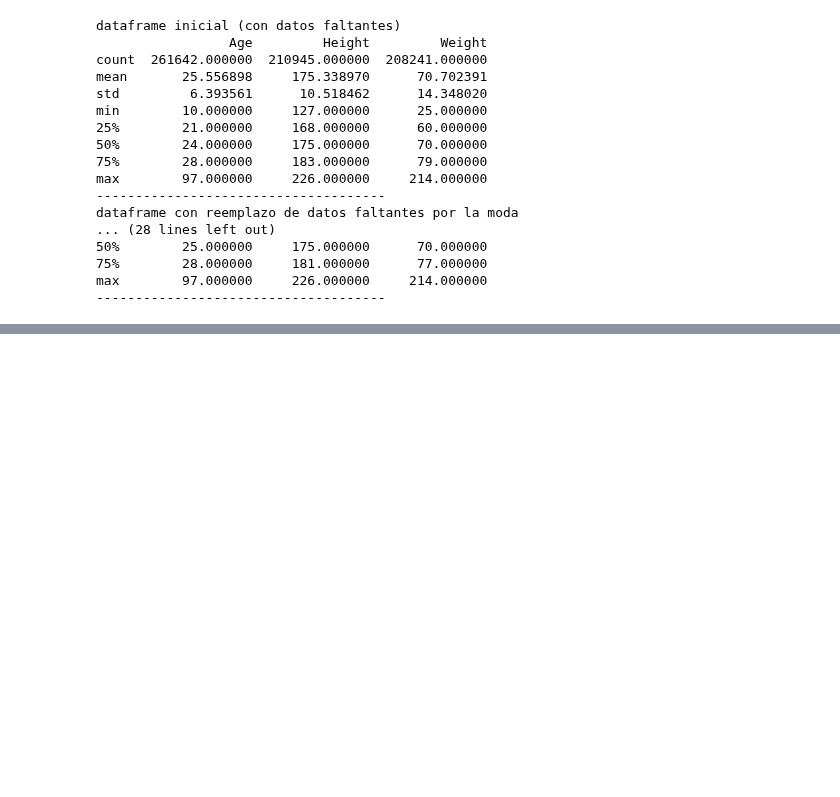
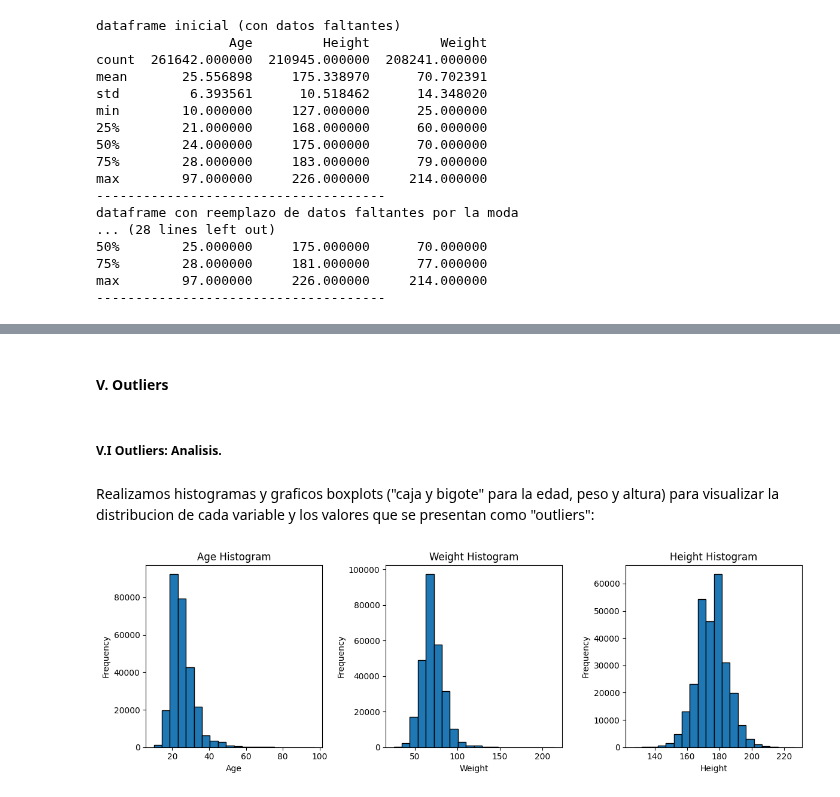
Before and after one commit to PabloMurer/Data-Science-I, a Jupyter notebook: Segunda_entrega_(final).ipynb, the cells around one changed output, grey strips where cells are left out. Drawn from its saved outputs; the diff is of its cells as text; code cells hidden in the pictures; blank space fills up the shorter version.

```diff
--- a/Segunda_entrega_(final).ipynb
+++ b/Segunda_entrega_(final).ipynb
@@ -688,20 +441,3 @@ dataframe_media.head(20)
 Procedemos ahora a generar dataframe **"dataframe_moda"** en la cual reemplazamos los valores faltantes de los campos Age (Edad), Height (altura) y Weight (peso) por el la moda de cada campo/columna segun el deporte del atleta que tiene el dato faltante.
 
 Se expone a continuacion el codigo:
-# %%
-# prompt: generar dataframe_moda que reemplace los valores Nan de Age, Height y Weight por la moda de cada sport
-
-# Calculate the mode for 'Age', 'Height', and 'Weight' columns, grouped by 'Sport'
-mode_values_by_sport = df.groupby('Sport')[['Age', 'Height', 'Weight']].agg(lambda x: x.mode()[0] if not x.mode().empty else np.nan)
-
-# Create a copy of the original DataFrame to avoid modifying the original
-dataframe_moda = df.copy()
-
-# Fill NaN values in 'Age', 'Height', and 'Weight' with the mode values for each sport
-for sport in df['Sport'].unique():
-    dataframe_moda.loc[(dataframe_moda['Sport'] == sport) & (dataframe_moda['Age'].isnull()), 'Age'] = mode_values_by_sport.loc[sport, 'Age']
-    dataframe_moda.loc[(dataframe_moda['Sport'] == sport) & (dataframe_moda['Height'].isnull()), 'Height'] = mode_values_by_sport.loc[sport, 'Height']
-    dataframe_moda.loc[(dataframe_moda['Sport'] == sport) & (dataframe_moda['Weight'].isnull()), 'Weight'] = mode_values_by_sport.loc[sport, 'Weight']
-
-# Display the first few rows of the modified DataFrame to verify changes
-dataframe_moda.head()
@@ -1831,0 +592,37 @@ KeyboardInterrupt:
+# %% [markdown]
+#### V. Outliers
+# %% [markdown]
+##### V.I Outliers: Analisis.
+# %% [markdown]
+Realizamos histogramas y graficos boxplots ("caja y bigote" para la edad, peso y altura) para visualizar la distribucion de cada variable y los valores que se presentan como "outliers":
+# %%
+import matplotlib.pyplot as plt
+import seaborn as sns
+
+plt.figure(figsize=(12, 4))
+
+# Histogram for 'Age'
+plt.subplot(1, 3, 1)
+plt.hist(dataframe_moda['Age'], bins=20, edgecolor='black')
+plt.xlabel('Age')
+plt.ylabel('Frequency')
+plt.title('Age Histogram')
+
+# Histogram for 'Weight'
+plt.subplot(1, 3, 2)
+plt.hist(dataframe_moda['Weight'], bins=20, edgecolor='black')
+plt.xlabel('Weight')
+plt.ylabel('Frequency')
+plt.title('Weight Histogram')
+
+# Histogram for 'Height'
+plt.subplot(1, 3, 3)
+plt.hist(dataframe_moda['Height'], bins=20, edgecolor='black')
+plt.xlabel('Height')
+plt.ylabel('Frequency')
+plt.title('Height Histogram')
+
+plt.tight_layout()
+plt.show()
+# %% [output]
+[figure, added]
```
Also changed, not shown: parts of 120 cells of this notebook.
